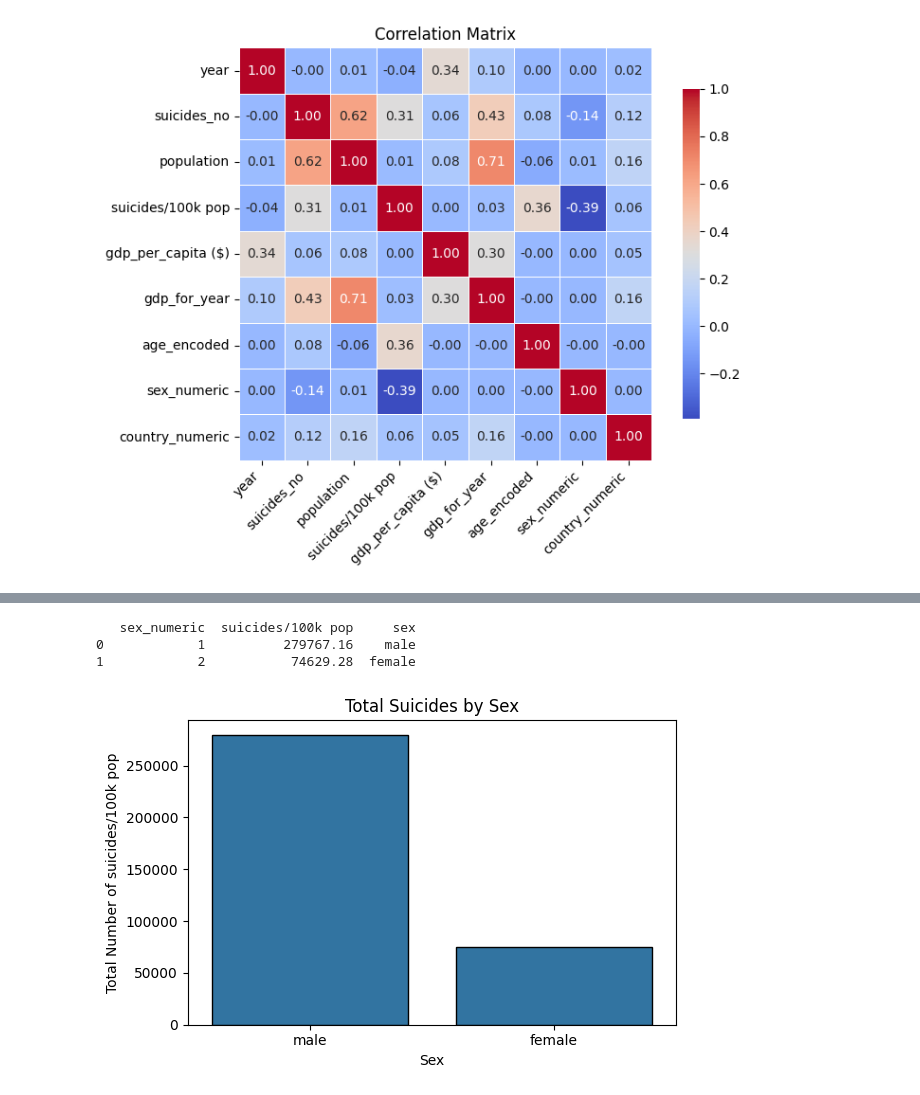
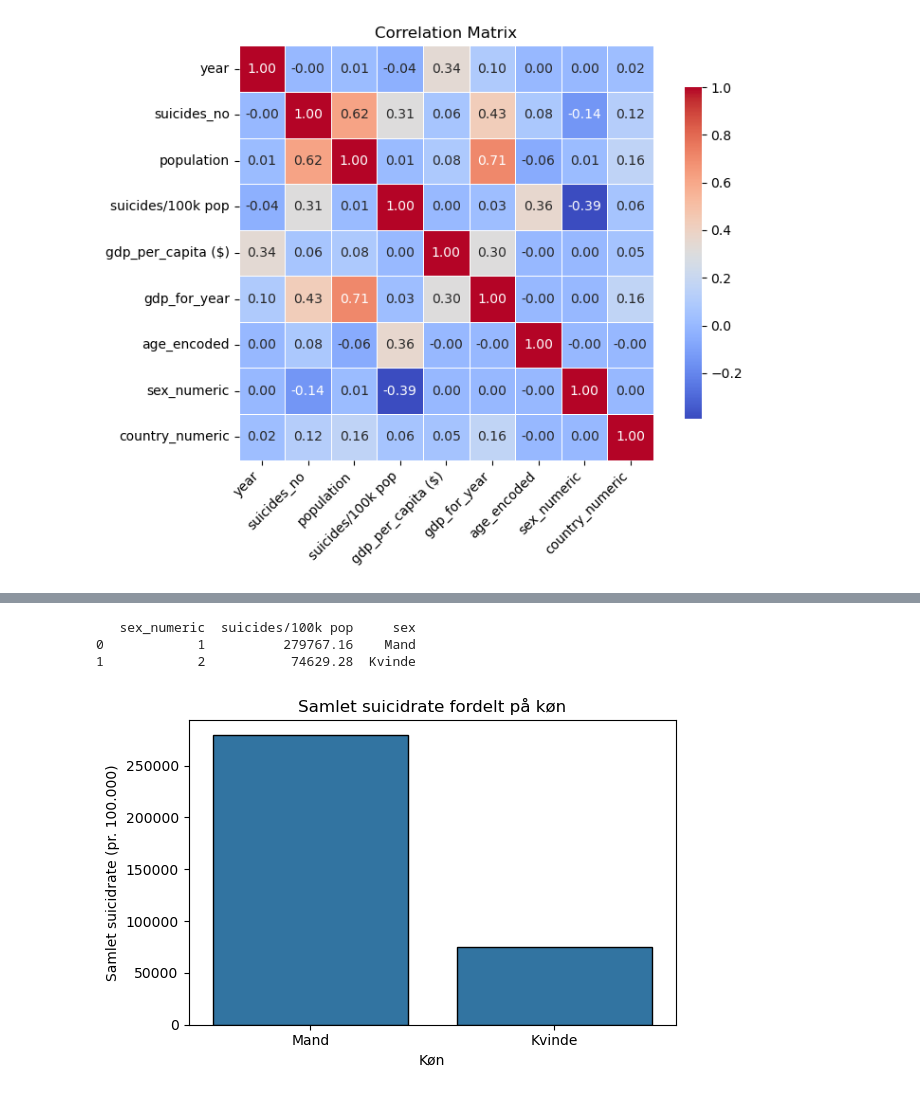
Before and after one commit to LukasRonberg/BIExam, a Jupyter notebook: suicide.ipynb, the cells around one changed output, grey strips where cells are left out. Saved outputs shown, nothing was run; the diff lists cells and outputs as text; code cells hidden in the pictures.

```diff
--- a/suicide.ipynb
+++ b/suicide.ipynb
@@ -302,26 +344,27 @@ plt.show()
 # %%
-# 1. Sørg for at sex_numeric findes
+# 1. Vi opretter en numerisk version af køn, hvor 'male' = 1 og 'female' = 2
 df['sex_numeric'] = df['sex'].map({'male': 1, 'female': 2})
 
-# 2. Aggrér total suicider per køn
+# 2. Vi summerer selvmordsraten pr. 100.000 for hvert køn
 sex_totals = df.groupby('sex_numeric', as_index=False)['suicides/100k pop'].sum()
 
-# 3. Map tal tilbage til labels
-sex_map = {1: 'male', 2: 'female'}
+# 3. Vi mapper tallene tilbage til de oprindelige kønsbetegnelser
+sex_map = {1: 'Mand', 2: 'Kvinde'}
 sex_totals['sex'] = sex_totals['sex_numeric'].map(sex_map)
 
+# Vi udskriver den samlede selvmordsrate for mænd og kvinder
 print(sex_totals)
 
-
-plt.figure(figsize=(6,4))
+# Vi visualiserer forskellen i samlet selvmordsrate mellem kønnene
+plt.figure(figsize=(6, 4))
 sns.barplot(data=sex_totals, x='sex', y='suicides/100k pop', edgecolor='black')
-plt.xlabel('Sex')
-plt.ylabel('Total Number of suicides/100k pop')
-plt.title('Total Suicides by Sex')
+plt.xlabel('Køn')
+plt.ylabel('Samlet suicidrate (pr. 100.000)')
+plt.title('Samlet suicidrate fordelt på køn')
 plt.tight_layout()
 plt.show()
 # %% [output]
    sex_numeric  suicides/100k pop     sex
-0            1          279767.16    male
-1            2           74629.28  female
+0            1          279767.16    Mand
+1            2           74629.28  Kvinde
-[figure, old version]
+[figure, new version]
```
Also changed, not shown: parts of 58 cells of this notebook.
